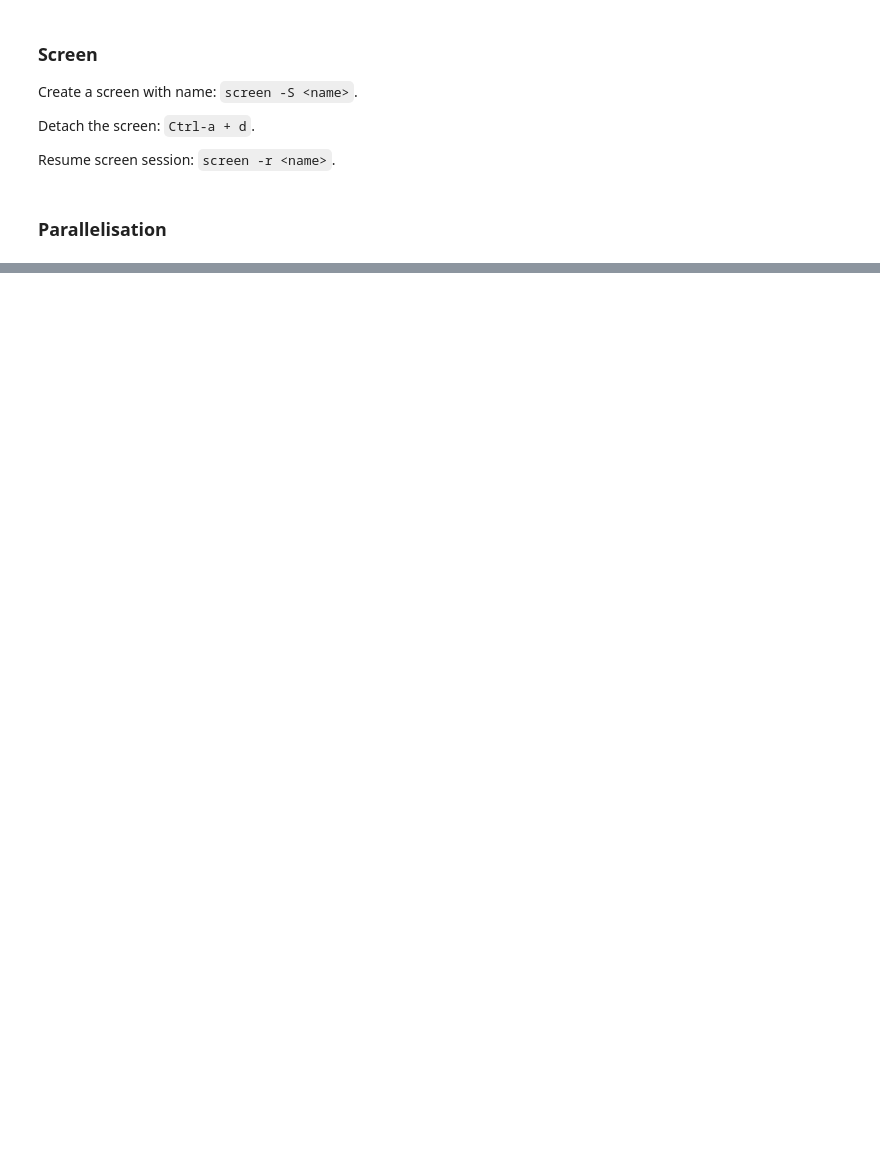
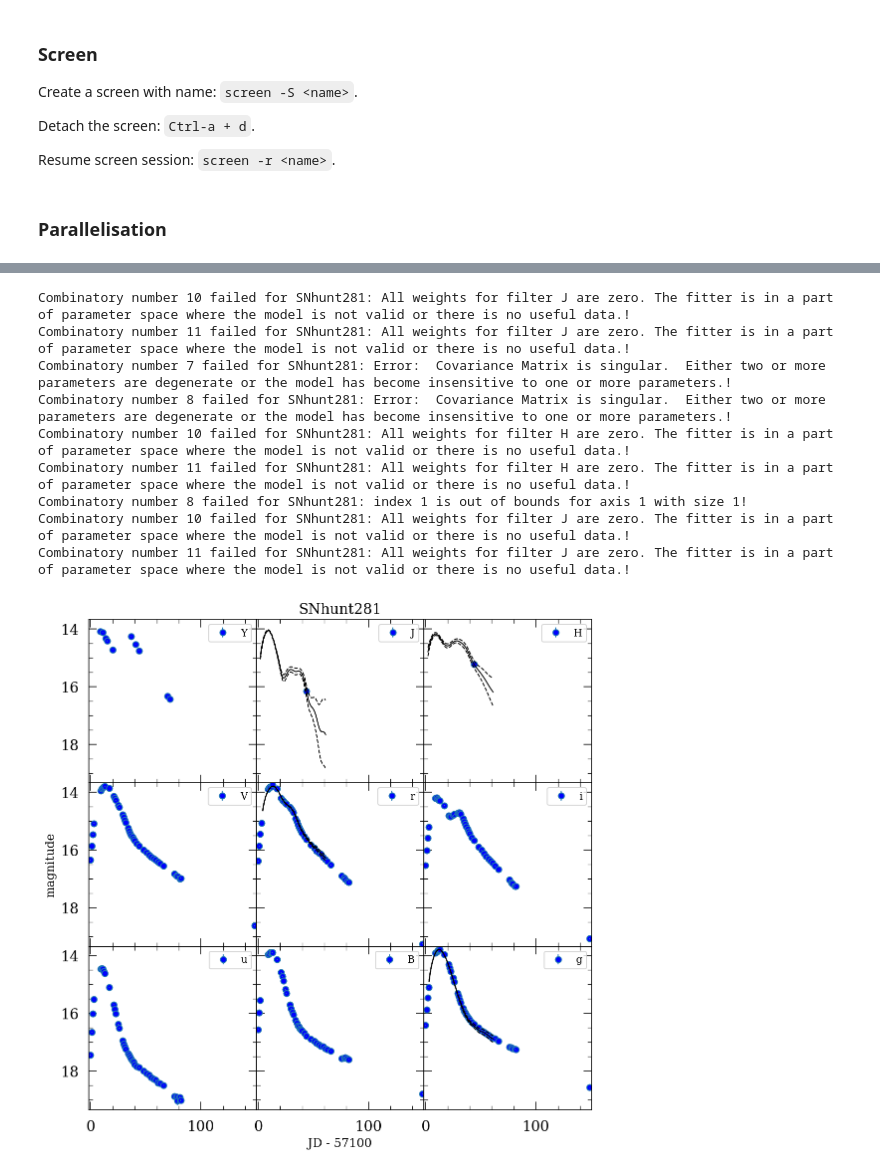
Before and after one commit to HOSTFLOWS/flows_sims, a Jupyter notebook: 2.simulations.ipynb, the cells around one changed output, grey strips where cells are left out. Cells and saved outputs as stored; diff of their text form; code cells hidden in the pictures; blank space fills up the shorter version.

```diff
--- a/2.simulations.ipynb
+++ b/2.simulations.ipynb
@@ -4,6 +4,7 @@
 import os
 import glob
 import itertools
+from copy import deepcopy
 
 import numpy as np
 import pandas as pd
@@ -20,6 +21,7 @@ from multiprocessing import Pool
 print(f'SNooPy version: v{snpy.__version__}')
 
 SNOOPY_MODEL = 'max_model'
+OUT_DIR = f'sim_fits_{SNOOPY_MODEL}'
 PROCESSES = 8
 # %% [output]
 SNooPy version: v2.6.0
@@ -614,0 +471,18 @@ for n_epochs in range(1, 4):
+# %%
+with open('reference_files.txt') as ref_file:
+    sn_files = ref_file.read().splitlines()
+
+sn = snpy.import_lc(sn_files[1])
+sn.choose_model(SNOOPY_MODEL)
+fit_combinatory(sn, 1)
+# %% [output]
+Combinatory number 10 failed for SNhunt281: All weights for filter J are zero. The fitter is in a part of parameter space where the model is not valid or there is no useful data.!
+Combinatory number 11 failed for SNhunt281: All weights for filter J are zero. The fitter is in a part of parameter space where the model is not valid or there is no useful data.!
+Combinatory number 7 failed for SNhunt281: Error:  Covariance Matrix is singular.  Either two or more parameters are degenerate or the model has become insensitive to one or more parameters.!
+Combinatory number 8 failed for SNhunt281: Error:  Covariance Matrix is singular.  Either two or more parameters are degenerate or the model has become insensitive to one or more parameters.!
+Combinatory number 10 failed for SNhunt281: All weights for filter H are zero. The fitter is in a part of parameter space where the model is not valid or there is no useful data.!
+Combinatory number 11 failed for SNhunt281: All weights for filter H are zero. The fitter is in a part of parameter space where the model is not valid or there is no useful data.!
+Combinatory number 8 failed for SNhunt281: index 1 is out of bounds for axis 1 with size 1!
+Combinatory number 10 failed for SNhunt281: All weights for filter J are zero. The fitter is in a part of parameter space where the model is not valid or there is no useful data.!
+Combinatory number 11 failed for SNhunt281: All weights for filter J are zero. The fitter is in a part of parameter space where the model is not valid or there is no useful data.!
+[figure, added]
```
Also changed, not shown: parts of 9 cells of this notebook.
